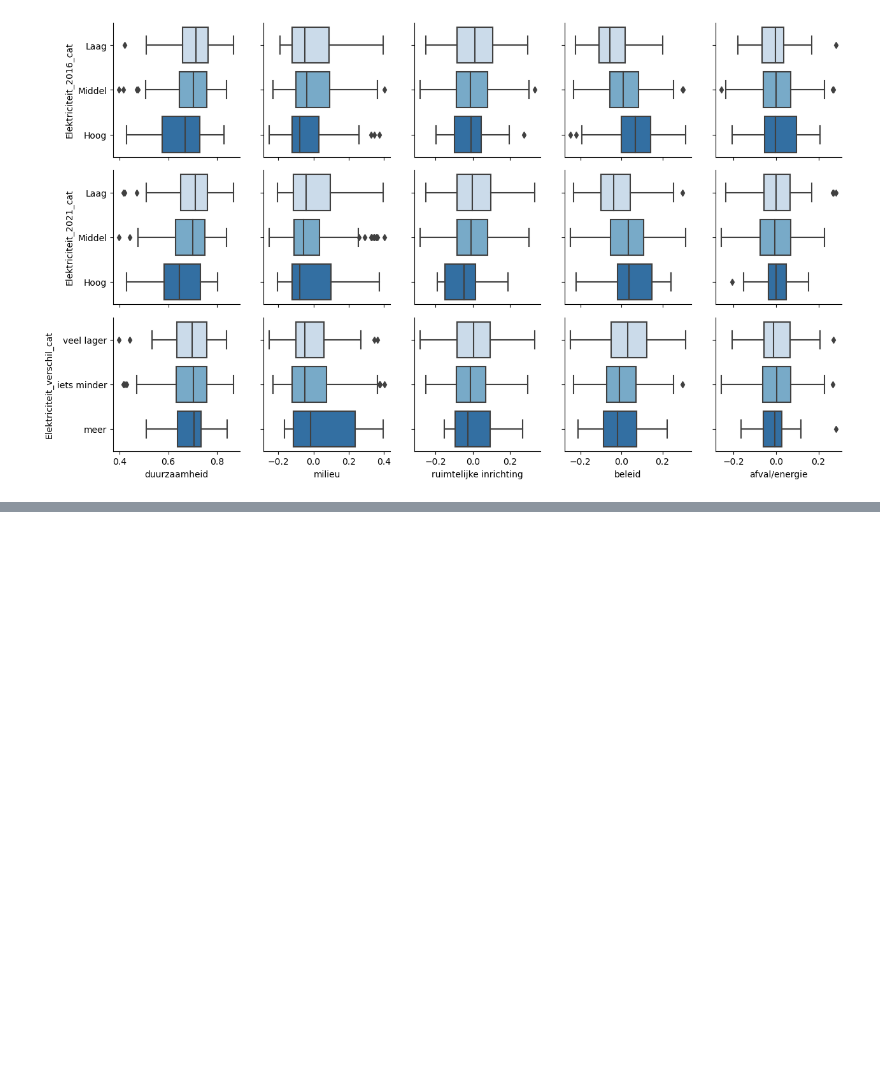
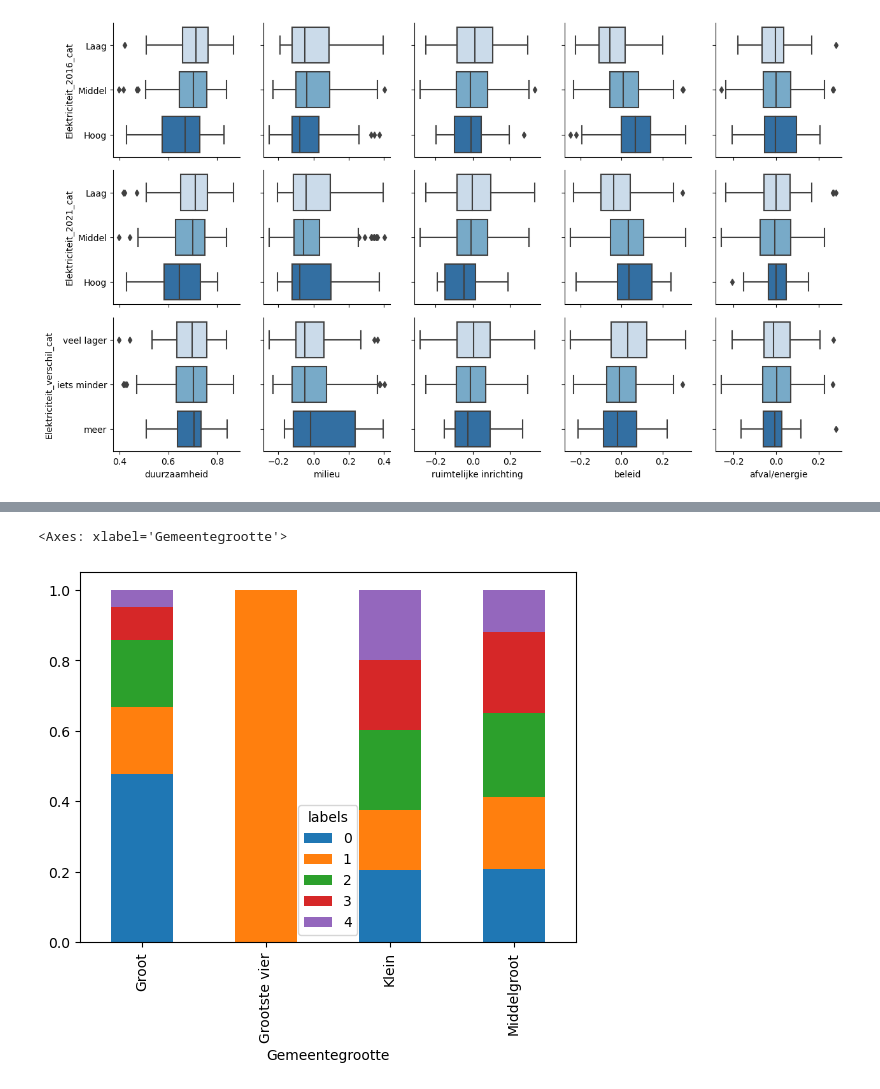
Before and after one commit to kjkoster/execute-enexis, a Jupyter notebook: notebooks/05 enexis governance -- Evaluation.ipynb, the cells around one changed output, grey strips where cells are left out. Cells and saved outputs as stored; diff of their text form; code cells hidden in the pictures; blank space fills up the shorter version.

```diff
--- a/notebooks/05 enexis governance -- Evaluation.ipynb
+++ b/notebooks/05 enexis governance -- Evaluation.ipynb
@@ -127,0 +153,6 @@ fig.map(sns.boxplot)
+# %%
+gemeentegrootte_crosstab = pd.crosstab(kmeans_clusters['Gemeentegrootte'], kmeans_clusters['labels'], normalize='index')
+gemeentegrootte_crosstab.plot(kind="bar", stacked=True)
+# %% [output]
+<Axes: xlabel='Gemeentegrootte'>
+[figure, added]
```
Also changed, not shown: parts of 21 cells of this notebook, 1 other file.
